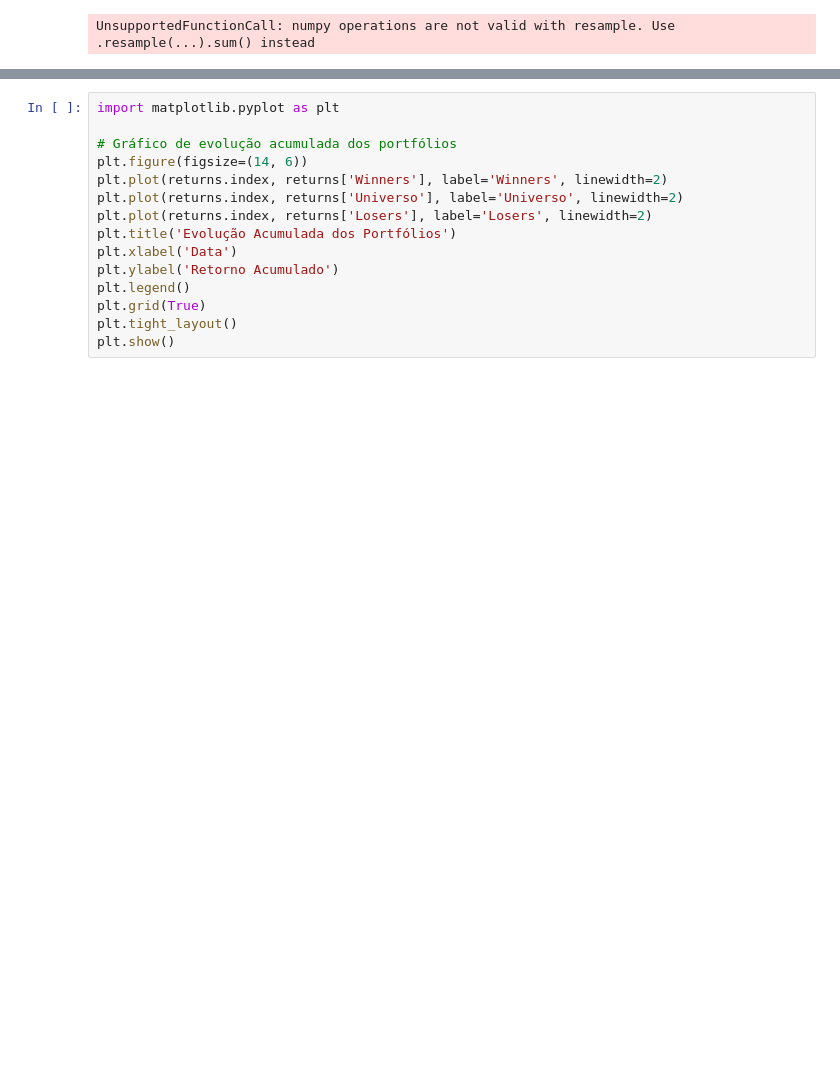
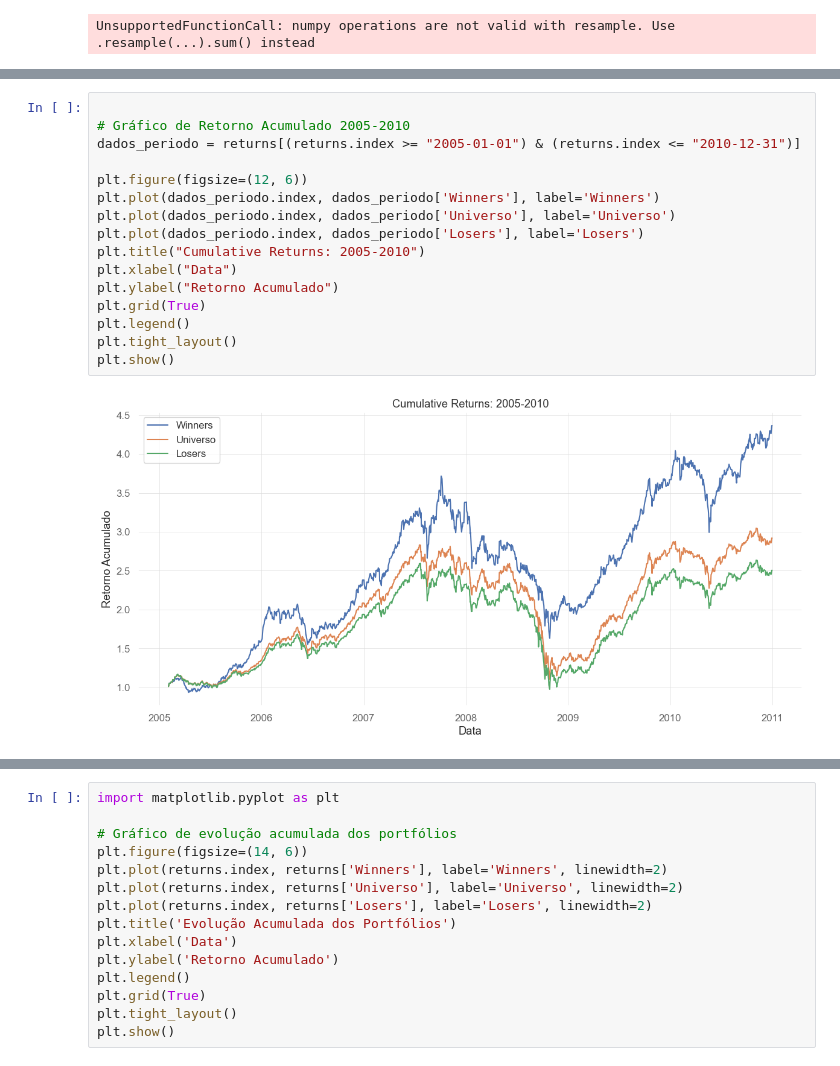
Before and after one commit to fefebiru/IQF-Grupo2, a Jupyter notebook: teste1_copy.ipynb, the cells around one changed output, grey strips where cells are left out. Cells and saved outputs as stored; diff of their text form; blank space fills up the shorter version.

```diff
--- a/teste1_copy.ipynb
+++ b/teste1_copy.ipynb
@@ -371,0 +503,18 @@ UnsupportedFunctionCall: numpy operations are not valid with resample. Use .resa
+# %%
+
+# Gráfico de Retorno Acumulado 2005-2010
+dados_periodo = returns[(returns.index >= "2005-01-01") & (returns.index <= "2010-12-31")]
+
+plt.figure(figsize=(12, 6))
+plt.plot(dados_periodo.index, dados_periodo['Winners'], label='Winners')
+plt.plot(dados_periodo.index, dados_periodo['Universo'], label='Universo')
+plt.plot(dados_periodo.index, dados_periodo['Losers'], label='Losers')
+plt.title("Cumulative Returns: 2005-2010")
+plt.xlabel("Data")
+plt.ylabel("Retorno Acumulado")
+plt.grid(True)
+plt.legend()
+plt.tight_layout()
+plt.show()
+# %% [output]
+[figure, added]
```
Also changed, not shown: parts of 8 cells of this notebook, 1 other file.
